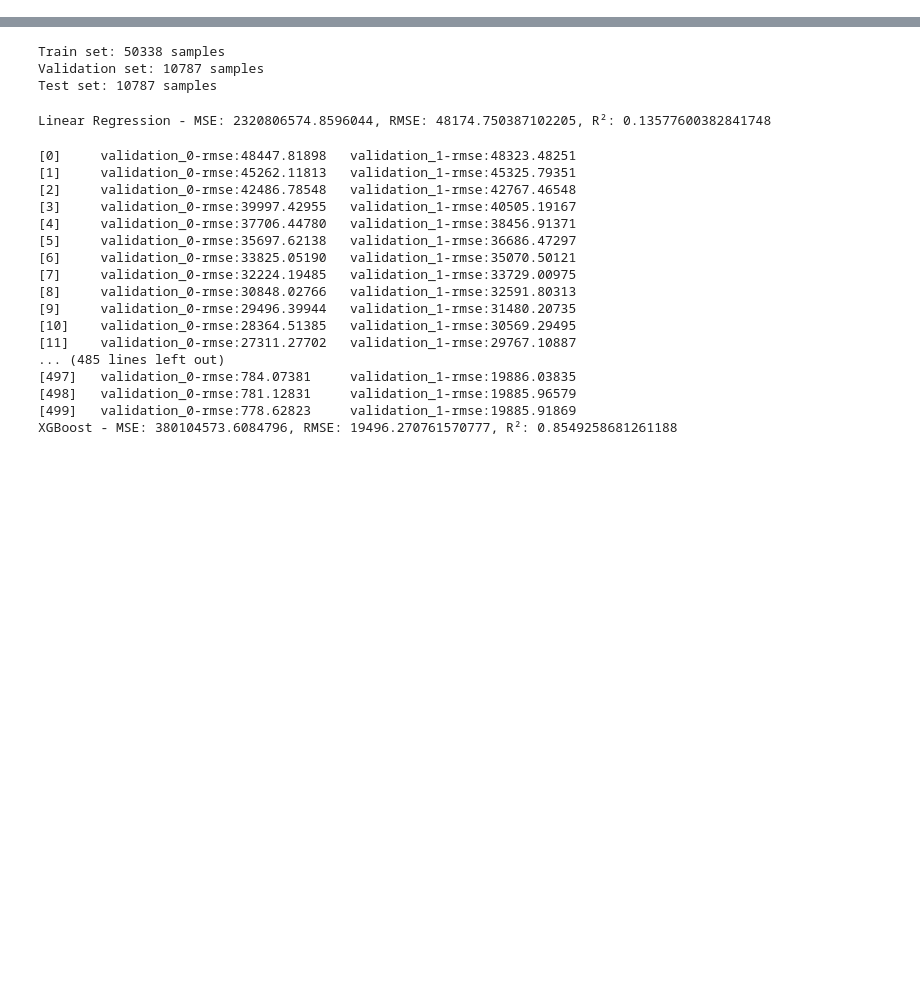
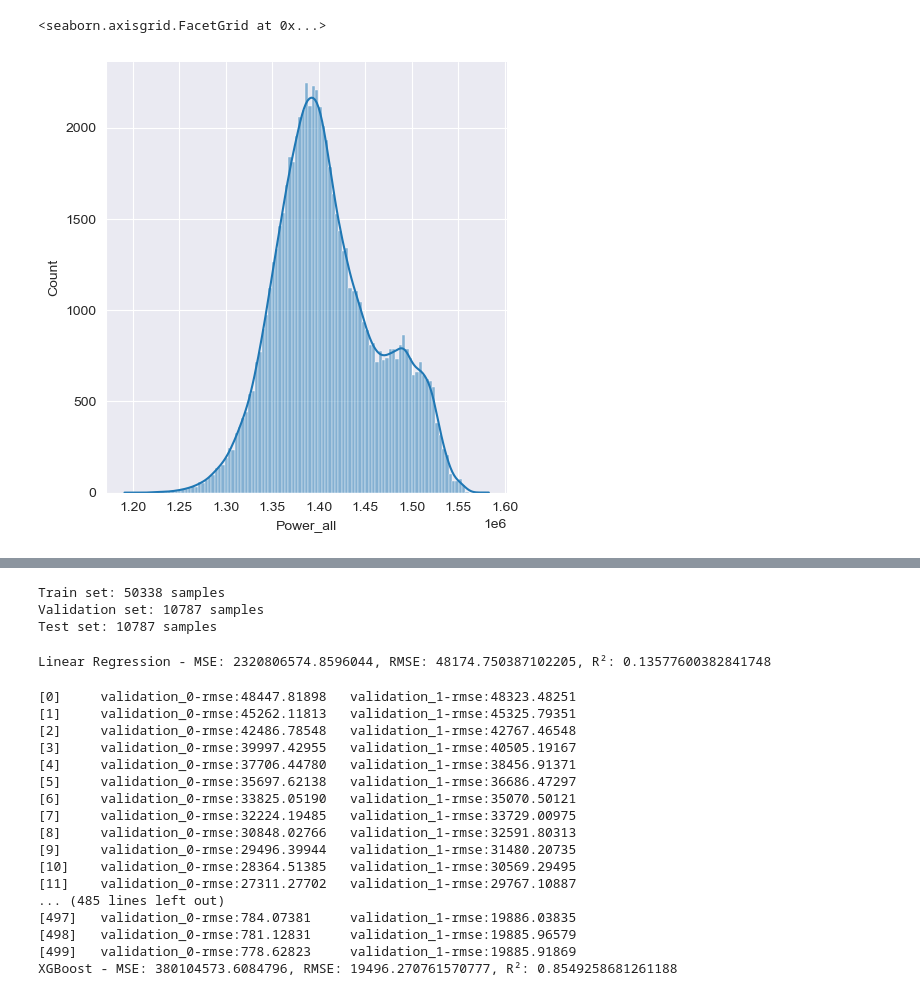
Before and after one commit to Ciaptok/Wave-Energy-Converters-Dataset-Analyze, a Jupyter notebook: notebooks/Adelaide.ipynb, the cells around one changed output, grey strips where cells are left out. Drawn from its saved outputs; the diff is of its cells as text; code cells hidden in the pictures; blank space fills up the shorter version.

```diff
--- a/notebooks/Adelaide.ipynb
+++ b/notebooks/Adelaide.ipynb
@@ -36,0 +47,5 @@ adelaide_df.describe()
+# %%
+sns.displot(adelaide_df['Power_all'], kde=True)
+# %% [output]
+<seaborn.axisgrid.FacetGrid at 0x...>
+[figure, added]
```
Also changed, not shown: parts of 11 cells of this notebook, 3 other files.
